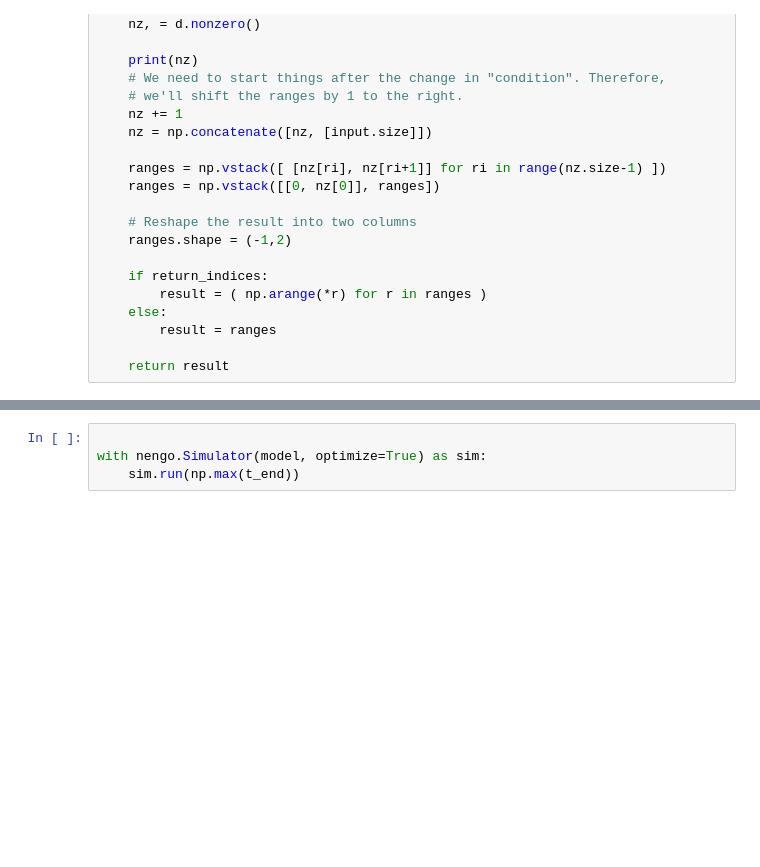
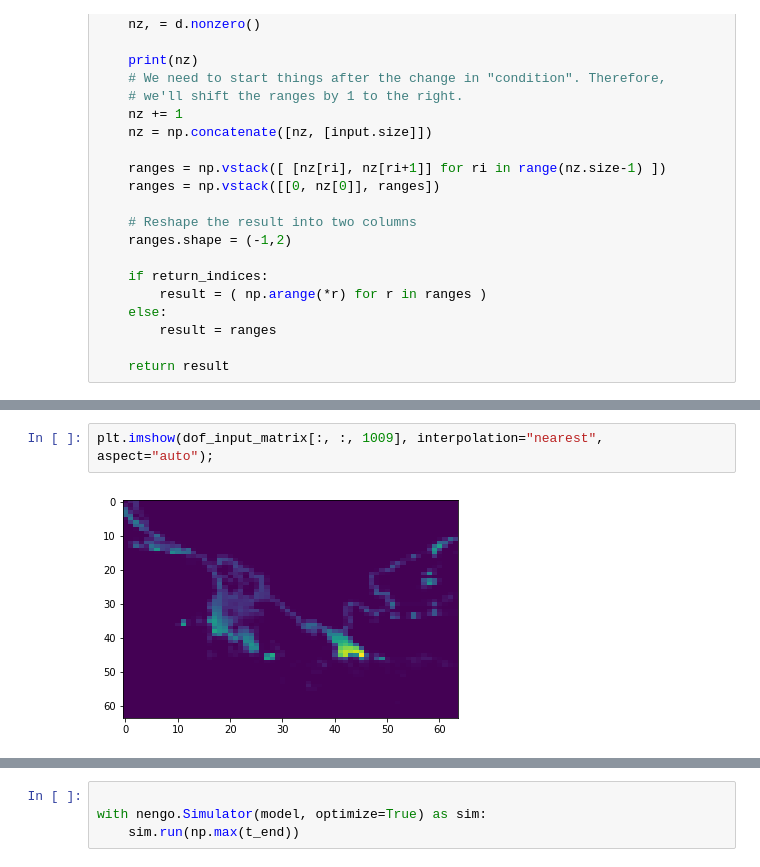
Before and after one commit to iraikov/nengo_maze_env, a Jupyter notebook: notebooks/srf_nengo_autoencoder_dof_decoder.ipynb, the cells around one changed output, grey strips where cells are left out. Saved outputs shown, nothing was run; the diff lists cells and outputs as text; blank space fills up the shorter version.

```diff
--- a/notebooks/srf_nengo_autoencoder_dof_decoder.ipynb
+++ b/notebooks/srf_nengo_autoencoder_dof_decoder.ipynb
@@ -61,0 +63,4 @@ print(cnt_input_matrix.shape)
+# %%
+plt.imshow(dof_input_matrix[:, :, 1009], interpolation="nearest", aspect="auto");
+# %% [output]
+[figure, added]
```
Also changed, not shown: parts of 13 cells of this notebook, 5 other files.
